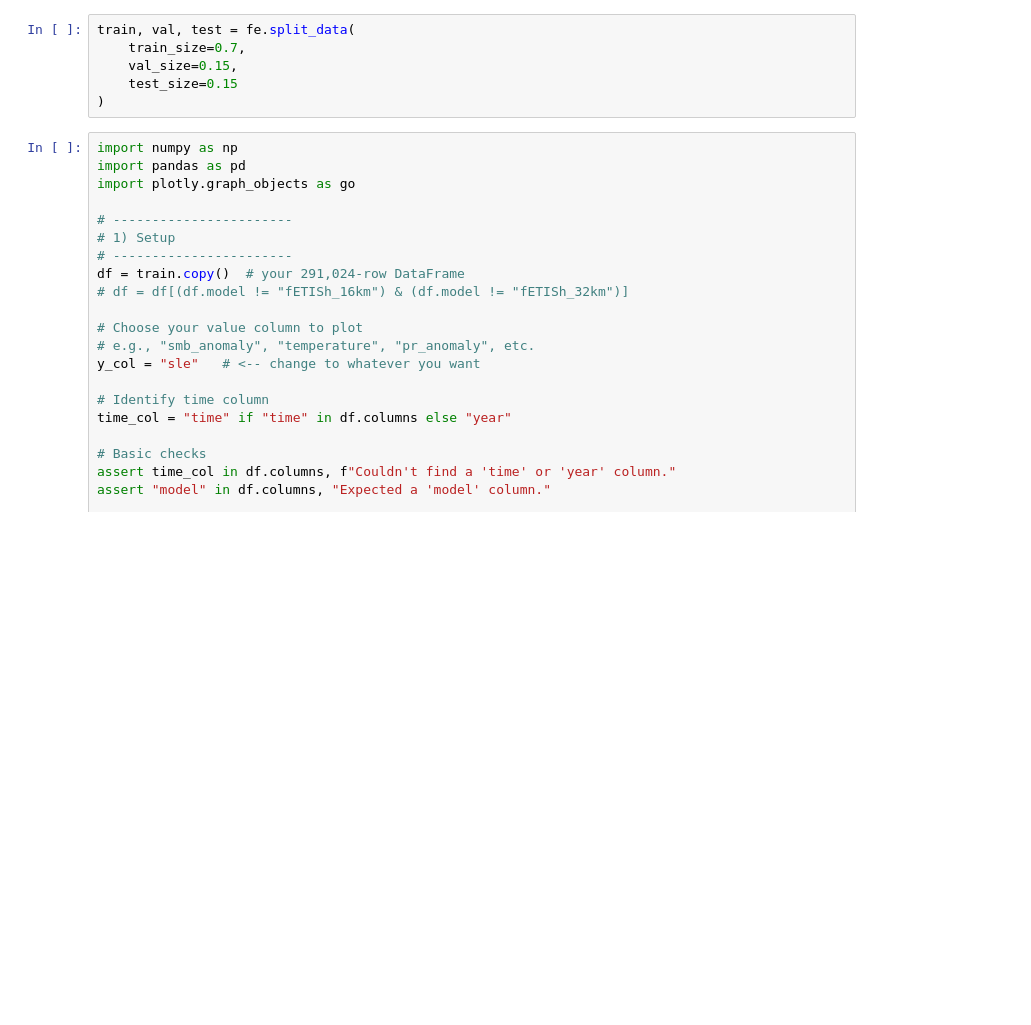
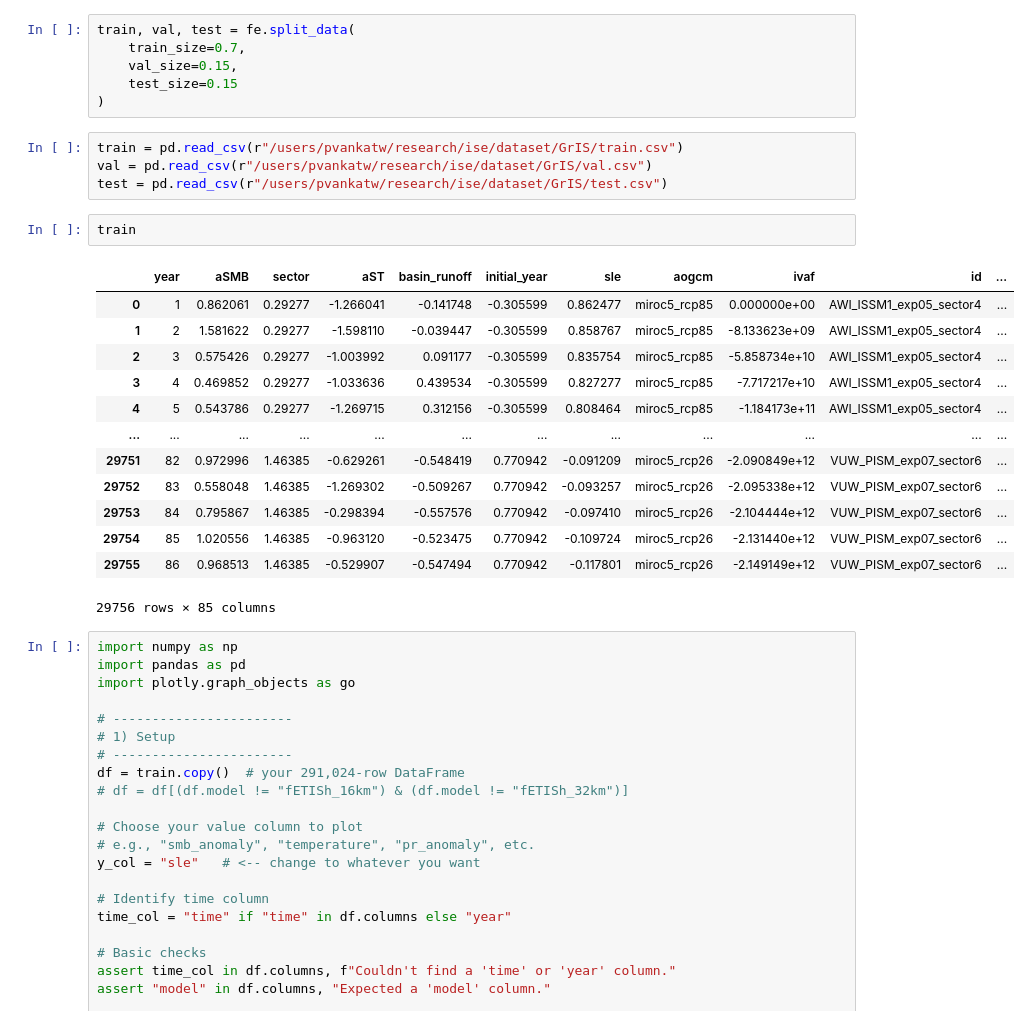
Before and after one commit to Brown-SciML/ise, a Jupyter notebook: main.ipynb, the cells around one changed output. Cells and saved outputs as stored; diff of their text form; blank space fills up the shorter version.

```diff
--- a/main.ipynb
+++ b/main.ipynb
@@ -171,6 +251,26 @@ train, val, test = fe.split_data(
     val_size=0.15,
     test_size=0.15
 )
+# %%
+train = pd.read_csv(r"/users/pvankatw/research/ise/dataset/GrIS/train.csv")
+val = pd.read_csv(r"/users/pvankatw/research/ise/dataset/GrIS/val.csv")
+test = pd.read_csv(r"/users/pvankatw/research/ise/dataset/GrIS/test.csv")
+# %%
+train
+# %% [output]
+|  | year | aSMB | sector | aST | basin_runoff | initial_year | sle | aogcm | ivaf | id | ... |
+| 0 | 1 | 0.862061 | 0.29277 | -1.266041 | -0.141748 | -0.305599 | 0.862477 | miroc5_rcp85 | 0.000000e+00 | AWI_ISSM1_exp05_sector4 | ... |
+| 1 | 2 | 1.581622 | 0.29277 | -1.598110 | -0.039447 | -0.305599 | 0.858767 | miroc5_rcp85 | -8.133623e+09 | AWI_ISSM1_exp05_sector4 | ... |
+| 2 | 3 | 0.575426 | 0.29277 | -1.003992 | 0.091177 | -0.305599 | 0.835754 | miroc5_rcp85 | -5.858734e+10 | AWI_ISSM1_exp05_sector4 | ... |
+| 3 | 4 | 0.469852 | 0.29277 | -1.033636 | 0.439534 | -0.305599 | 0.827277 | miroc5_rcp85 | -7.717217e+10 | AWI_ISSM1_exp05_sector4 | ... |
+| 4 | 5 | 0.543786 | 0.29277 | -1.269715 | 0.312156 | -0.305599 | 0.808464 | miroc5_rcp85 | -1.184173e+11 | AWI_ISSM1_exp05_sector4 | ... |
+| ... | ... | ... | ... | ... | ... | ... | ... | ... | ... | ... | ... |
+| 29751 | 82 | 0.972996 | 1.46385 | -0.629261 | -0.548419 | 0.770942 | -0.091209 | miroc5_rcp26 | -2.090849e+12 | VUW_PISM_exp07_sector6 | ... |
+| 29752 | 83 | 0.558048 | 1.46385 | -1.269302 | -0.509267 | 0.770942 | -0.093257 | miroc5_rcp26 | -2.095338e+12 | VUW_PISM_exp07_sector6 | ... |
+| 29753 | 84 | 0.795867 | 1.46385 | -0.298394 | -0.557576 | 0.770942 | -0.097410 | miroc5_rcp26 | -2.104444e+12 | VUW_PISM_exp07_sector6 | ... |
+| 29754 | 85 | 1.020556 | 1.46385 | -0.963120 | -0.523475 | 0.770942 | -0.109724 | miroc5_rcp26 | -2.131440e+12 | VUW_PISM_exp07_sector6 | ... |
+| 29755 | 86 | 0.968513 | 1.46385 | -0.529907 | -0.547494 | 0.770942 | -0.117801 | miroc5_rcp26 | -2.149149e+12 | VUW_PISM_exp07_sector6 | ... |
+29756 rows × 85 columns
 # %%
 import numpy as np
 import pandas as pd
```
Also changed, not shown: parts of 12 cells of this notebook, 8 other files.
